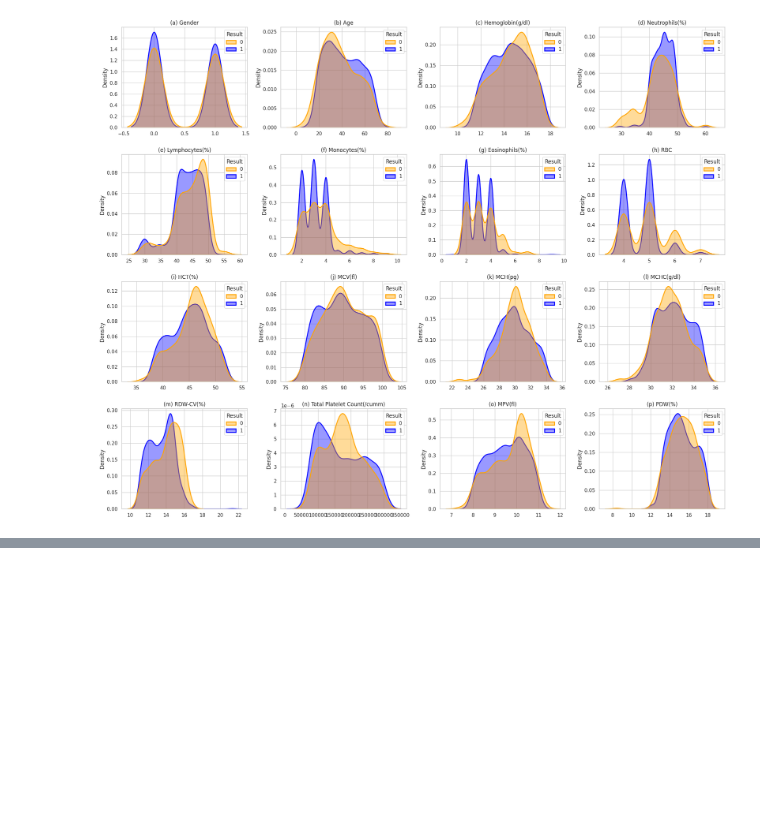
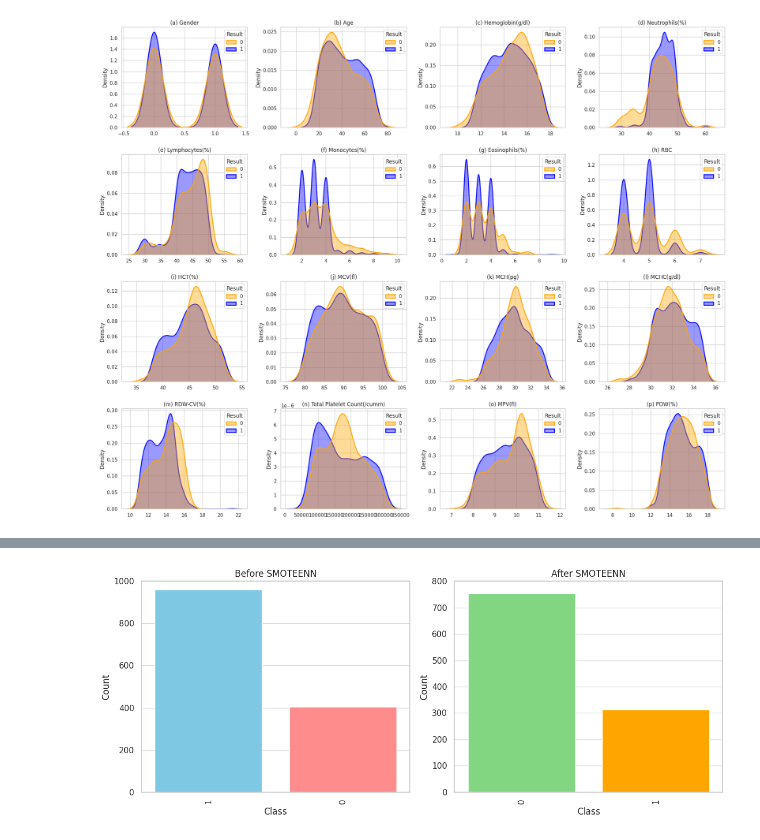
Before and after one commit to fariya09ahmed-commits/Fariya-Ahmed, a Jupyter notebook: paper1_dengue_detection.ipynb, the cells around one changed output, grey strips where cells are left out. Saved outputs shown, nothing was run; the diff lists cells and outputs as text; code cells hidden in the pictures; blank space fills up the shorter version.

```diff
--- a/paper1_dengue_detection.ipynb
+++ b/paper1_dengue_detection.ipynb
@@ -397,0 +438,50 @@ plt.show()
+# %%
+import seaborn as sns
+import pandas as pd
+
+# 1. Dummy Data toiri (Tumar real y_train ebong y_resampled ekhane bebohar korbe)
+# Before SMOTEENN: Class 1: ~950, Class 0: ~400
+# After SMOTEENN: Class 0: ~750, Class 1: ~310 (Image-er anumanik value)
+
+data_before = {'Class': ['1', '0'], 'Count': [960, 405]}
+data_after = {'Class': ['0', '1'], 'Count': [755, 312]}
+
+df_before = pd.DataFrame(data_before)
+df_after = pd.DataFrame(data_after)
+
+# 2. Plotting shuru
+fig, axes = plt.subplots(1, 2, figsize=(12, 5))
+
+# --- Left Plot: Before SMOTEENN ---
+sns.barplot(x='Class', y='Count', data=df_before,
+            palette=['skyblue', 'lightcoral'], ax=axes[0], hue='Class', legend=False) # Changed 'lightalpha' to 'lightcoral'
+axes[0].set_title('Before SMOTEENN')
+axes[0].set_ylim(0, 1000) # Y-axis limit matching with image
+axes[0].grid(axis='y', linestyle='-', alpha=0.7)
+
+# Specific Colors matching the image
+axes[0].patches[0].set_facecolor('#7ec8e3') # Blue-ish
+axes[0].patches[1].set_facecolor('#ff8c8c') # Pink-ish
+
+# --- Right Plot: After SMOTEENN ---
+sns.barplot(x='Class', y='Count', data=df_after,
+            palette=['lightgreen', 'orange'], ax=axes[1], hue='Class', legend=False)
+axes[1].set_title('After SMOTEENN')
+axes[1].set_ylim(0, 800) # Adjusted Y-axis for the second plot
+axes[1].grid(axis='y', linestyle='-', alpha=0.7)
+
+# Specific Colors matching the image
+axes[1].patches[0].set_facecolor('#82d682') # Green
+axes[1].patches[1].set_facecolor('#ffa500') # Orange
+
+# Labels adjust kora
+for ax in axes:
+    ax.set_xlabel('Class')
+    ax.set_ylabel('Count')
+    # X-axis label rotate kora (image-e vertical deya)
+    ax.set_xticklabels(ax.get_xticklabels(), rotation=90)
+
+plt.tight_layout()
+plt.show()
+# %% [output]
+[figure, added]
```
Also changed, not shown: parts of 1 cell of this notebook.
